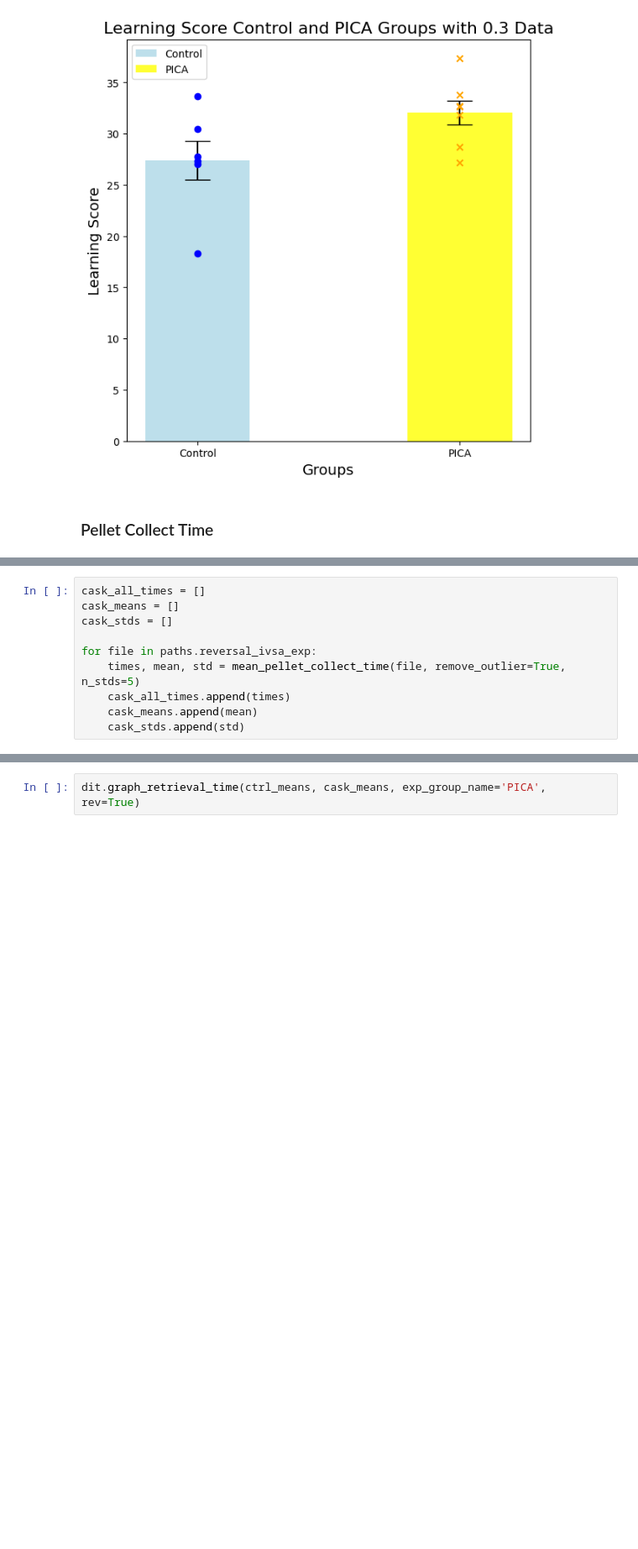
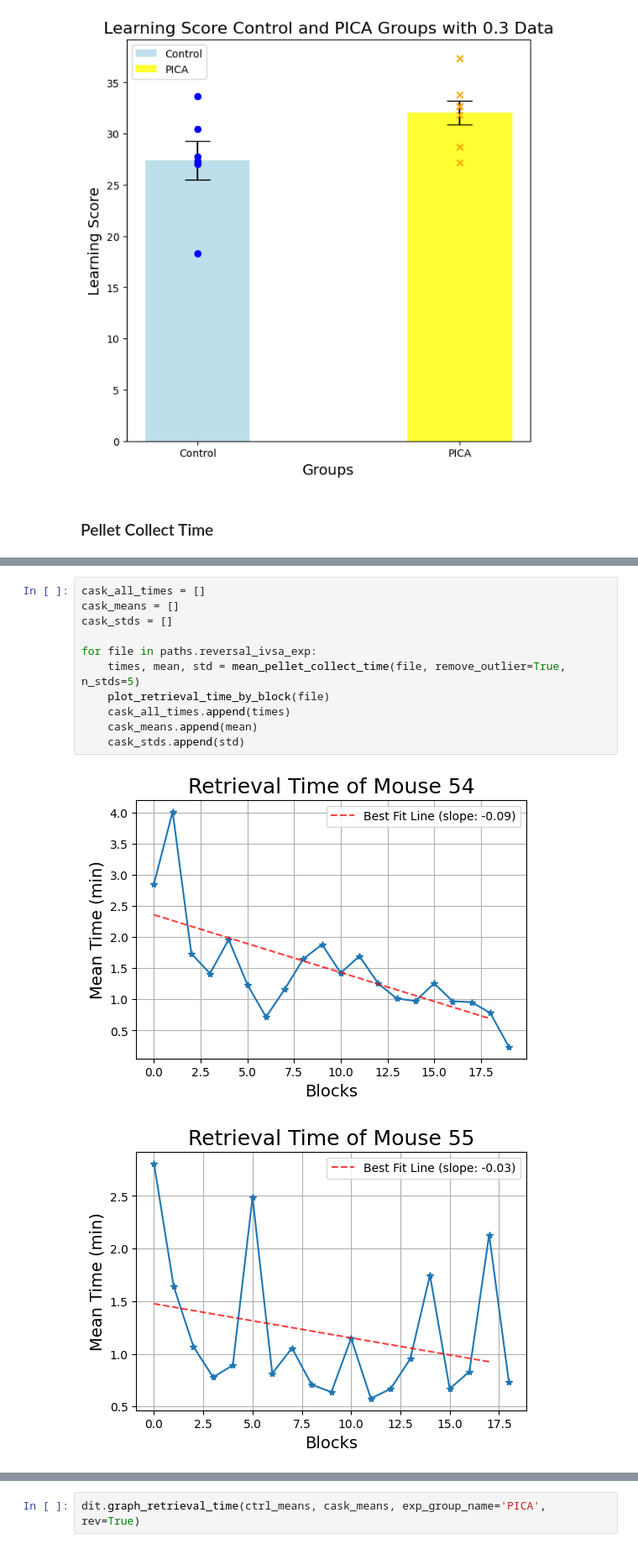
Before and after one commit to ftlabucsd/FEDUPP, a Jupyter notebook: CD1 IVSA/IVSA Rev learning.ipynb, the cells around one changed output, grey strips where cells are left out. Shown at 84% size. Cells and saved outputs as stored; diff of their text form; blank space fills up the shorter version.

```diff
--- a/CD1 IVSA/IVSA Rev learning.ipynb
+++ b/CD1 IVSA/IVSA Rev learning.ipynb
@@ -78,10 +86,14 @@ for file in paths.reversal_ivsa_ctrl:
 # %%
 cask_all_times = []
 cask_means = []
 cask_stds = []
 
 for file in paths.reversal_ivsa_exp:
     times, mean, std = mean_pellet_collect_time(file, remove_outlier=True, n_stds=5)
+    plot_retrieval_time_by_block(file)
     cask_all_times.append(times)
     cask_means.append(mean)
     cask_stds.append(std)
+# %% [output]
+[figure, added]
+[figure, added]
```
Also changed, not shown: parts of 3 cells of this notebook, 10 other files.
